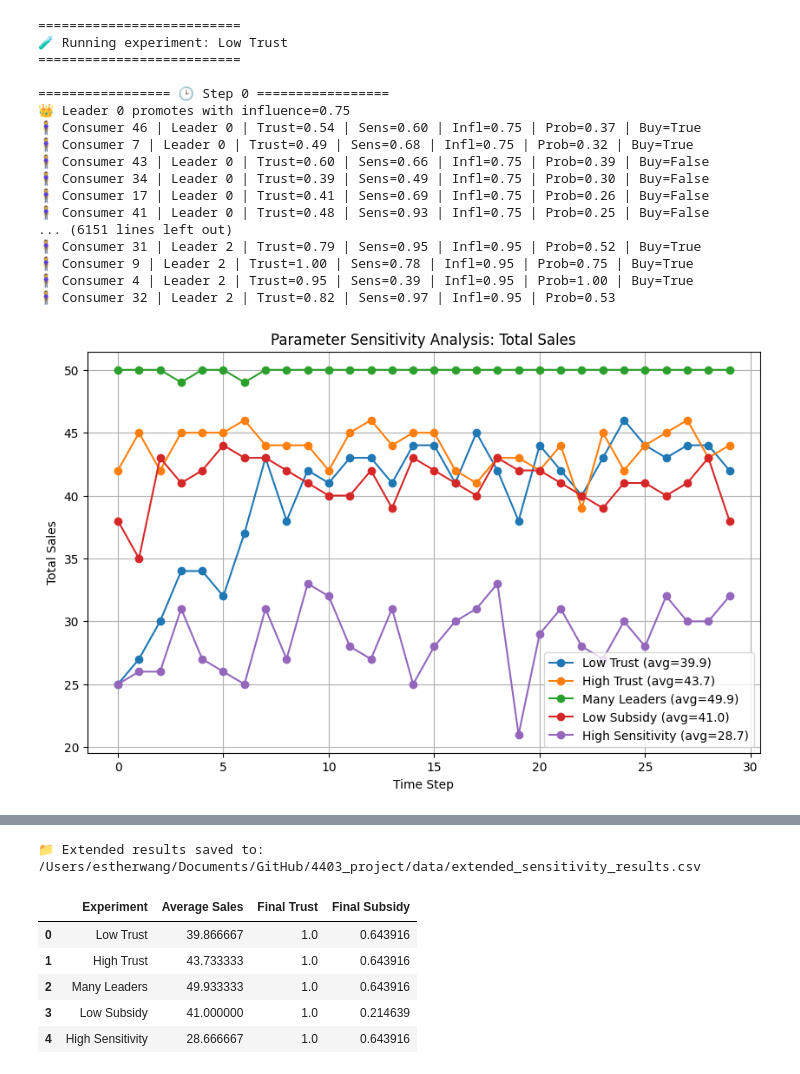
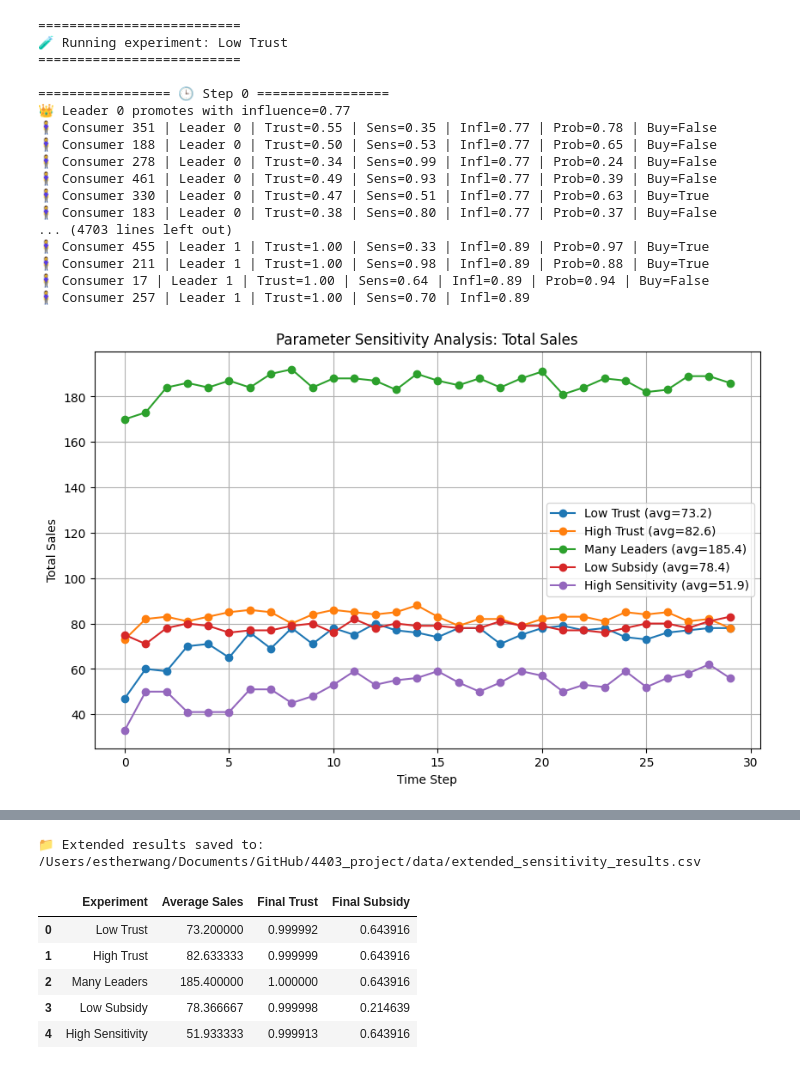
Before and after one commit to estherwangx95/4403_project, a Jupyter notebook: notebooks/parameter_sensitivity.ipynb, the cells around one changed output, grey strips where cells are left out. Saved outputs shown, nothing was run; the diff lists cells and outputs as text; code cells hidden in the pictures.

```diff
--- a/notebooks/parameter_sensitivity.ipynb
+++ b/notebooks/parameter_sensitivity.ipynb
@@ -42,7 +42,8 @@ for exp in experiments:
             from agents import Consumer, Leader, Platform
             from scheduler import SocialScheduler
 
-            n_consumers = 50
+            # 当样本量足够大时，局部波动会被平均化，宏观趋势更接近理论曲线。
+            n_consumers = 500
             n_leaders = exp["leaders"]
             self.consumers = [
                 Consumer(i, random.uniform(*exp["trust_range"]), random.uniform(*exp["price_range"]), list(range(n_consumers)))
@@ -115,43 +116,83 @@ for r in results:
 plt.xlabel("Platform Subsidy")
 plt.ylabel("Total Sales per Step")
 plt.title("Feedback Relationship between Subsidy and Sales")
 plt.legend()
 plt.grid(True)
 plt.show()
 
 # ============================================================
+# 📊 4. 总销售额、平均信任度和平台补贴的时间动态
+# ============================================================
+steps = np.arange(len(model.sales_record))
+sales = model.sales_record
+trust = model.avg_trust_record
+subsidy = model.subsidy_record
+
+fig, ax1 = plt.subplots(figsize=(9, 5))
+
+# --- 1️⃣ 绘制总销量 ---
+ax1.plot(steps, sales, marker='o', linewidth=2, label='Total Sales')
+ax1.set_xlabel("Time Step", fontsize=12)
+ax1.set_ylabel("Total Sales", color='tab:blue', fontsize=12)
+ax1.tick_params(axis='y', labelcolor='tab:blue')
+
+# --- 2️⃣ 创建右侧坐标轴 ---
+ax2 = ax1.twinx()
+
+# --- 3️⃣ 绘制平均信任度 ---
+ax2.plot(steps, trust, color='tab:red', linestyle='--', linewidth=2, label='Average Trust')
+
+# --- 4️⃣ 绘制平台补贴 ---
+ax2.plot(steps, subsidy, color='tab:green', linestyle='-.', linewidth=2, label='Platform Subsidy')
+
+ax2.set_ylabel("Trust / Subsidy", color='black', fontsize=12)
+ax2.tick_params(axis='y', labelcolor='black')
+
+# --- 5️⃣ 添加标题和图例 ---
+plt.title("Temporal Dynamics of Sales, Trust, and Subsidy", fontsize=14, fontweight='bold')
+
+# 合并图例（左+右轴）
+lines, labels = ax1.get_legend_handles_labels()
+lines2, labels2 = ax2.get_legend_handles_labels()
+ax1.legend(lines + lines2, labels + labels2, loc='upper left')
+
+plt.grid(True, linestyle='--', alpha=0.6)
+plt.tight_layout()
+plt.show()
+
+# ============================================================
 # 💾 保存结果数据
 # ============================================================
 
 df_summary = pd.DataFrame({
     "Experiment": [r["Experiment"] for r in results],
     "Average Sales": [r["AverageSales"] for r in results],
     "Final Trust": [r["AvgTrust"][-1] for r in results],
     "Final Subsidy": [r["Subsidy"][-1] for r in results]
 })
 
 save_path = os.path.abspath(os.path.join(os.getcwd(), '..', 'data', 'extended_sensitivity_results.csv'))
 os.makedirs(os.path.dirname(save_path), exist_ok=True)
 df_summary.to_csv(save_path, index=False)
 
 print(f"📁 Extended results saved to: {save_path}")
 df_summary
 # %% [output]
 ==========================
 🧪 Running experiment: Low Trust
 ==========================
 
 ================= 🕒 Step 0 =================
-👑 Leader 0 promotes with influence=0.75
-🧍‍♀️ Consumer 46 | Leader 0 | Trust=0.54 | Sens=0.60 | Infl=0.75 | Prob=0.37 | Buy=True
-🧍‍♀️ Consumer 7 | Leader 0 | Trust=0.49 | Sens=0.68 | Infl=0.75 | Prob=0.32 | Buy=True
-🧍‍♀️ Consumer 43 | Leader 0 | Trust=0.60 | Sens=0.66 | Infl=0.75 | Prob=0.39 | Buy=False
-🧍‍♀️ Consumer 34 | Leader 0 | Trust=0.39 | Sens=0.49 | Infl=0.75 | Prob=0.30 | Buy=False
-🧍‍♀️ Consumer 17 | Leader 0 | Trust=0.41 | Sens=0.69 | Infl=0.75 | Prob=0.26 | Buy=False
-🧍‍♀️ Consumer 41 | Leader 0 | Trust=0.48 | Sens=0.93 | Infl=0.75 | Prob=0.25 | Buy=False
-... (6151 lines left out)
-🧍‍♀️ Consumer 31 | Leader 2 | Trust=0.79 | Sens=0.95 | Infl=0.95 | Prob=0.52 | Buy=True
-🧍‍♀️ Consumer 9 | Leader 2 | Trust=1.00 | Sens=0.78 | Infl=0.95 | Prob=0.75 | Buy=True
-🧍‍♀️ Consumer 4 | Leader 2 | Trust=0.95 | Sens=0.39 | Infl=0.95 | Prob=1.00 | Buy=True
-🧍‍♀️ Consumer 32 | Leader 2 | Trust=0.82 | Sens=0.97 | Infl=0.95 | Prob=0.53
+👑 Leader 0 promotes with influence=0.77
+🧍‍♀️ Consumer 351 | Leader 0 | Trust=0.55 | Sens=0.35 | Infl=0.77 | Prob=0.78 | Buy=False
+🧍‍♀️ Consumer 188 | Leader 0 | Trust=0.50 | Sens=0.53 | Infl=0.77 | Prob=0.65 | Buy=False
+🧍‍♀️ Consumer 278 | Leader 0 | Trust=0.34 | Sens=0.99 | Infl=0.77 | Prob=0.24 | Buy=False
+🧍‍♀️ Consumer 461 | Leader 0 | Trust=0.49 | Sens=0.93 | Infl=0.77 | Prob=0.39 | Buy=False
+🧍‍♀️ Consumer 330 | Leader 0 | Trust=0.47 | Sens=0.51 | Infl=0.77 | Prob=0.63 | Buy=True
+🧍‍♀️ Consumer 183 | Leader 0 | Trust=0.38 | Sens=0.80 | Infl=0.77 | Prob=0.37 | Buy=False
+... (4703 lines left out)
+🧍‍♀️ Consumer 455 | Leader 1 | Trust=1.00 | Sens=0.33 | Infl=0.89 | Prob=0.97 | Buy=True
+🧍‍♀️ Consumer 211 | Leader 1 | Trust=1.00 | Sens=0.98 | Infl=0.89 | Prob=0.88 | Buy=True
+🧍‍♀️ Consumer 17 | Leader 1 | Trust=1.00 | Sens=0.64 | Infl=0.89 | Prob=0.94 | Buy=False
+🧍‍♀️ Consumer 257 | Leader 1 | Trust=1.00 | Sens=0.70 | Infl=0.89
-[figure, old version]
+[figure, new version]
@@ -160,7 +202,7 @@ df_summary
 📁 Extended results saved to: /Users/estherwang/Documents/GitHub/4403_project/data/extended_sensitivity_results.csv
 |  | Experiment | Average Sales | Final Trust | Final Subsidy |
-| 0 | Low Trust | 39.866667 | 1.0 | 0.643916 |
-| 1 | High Trust | 43.733333 | 1.0 | 0.643916 |
-| 2 | Many Leaders | 49.933333 | 1.0 | 0.643916 |
-| 3 | Low Subsidy | 41.000000 | 1.0 | 0.214639 |
-| 4 | High Sensitivity | 28.666667 | 1.0 | 0.643916 |
+| 0 | Low Trust | 73.200000 | 0.999992 | 0.643916 |
+| 1 | High Trust | 82.633333 | 0.999999 | 0.643916 |
+| 2 | Many Leaders | 185.400000 | 1.000000 | 0.643916 |
+| 3 | Low Subsidy | 78.366667 | 0.999998 | 0.214639 |
+| 4 | High Sensitivity | 51.933333 | 0.999913 | 0.643916 |
```
Also changed, not shown: parts of 1 cell of this notebook, 10 other files.
